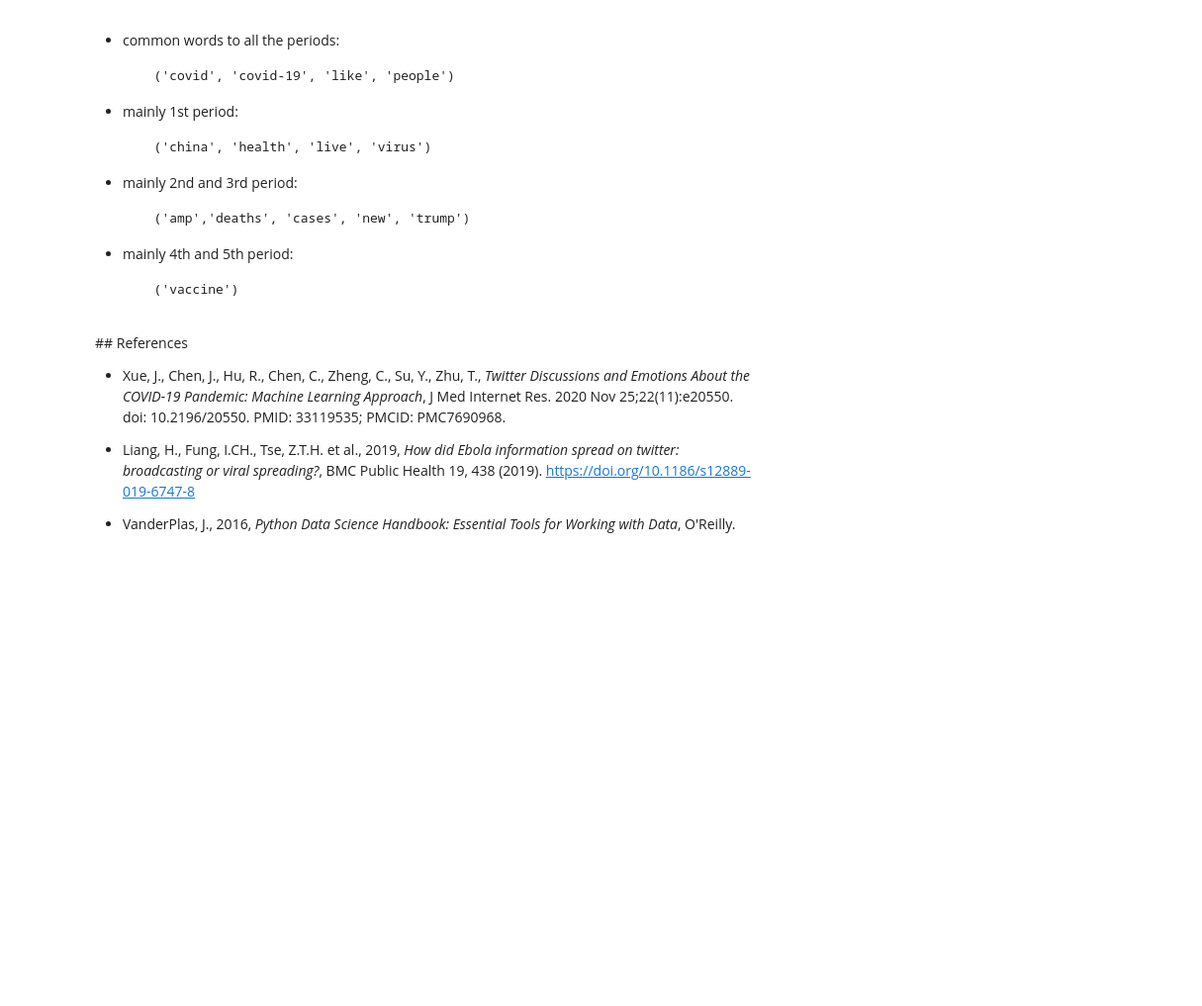
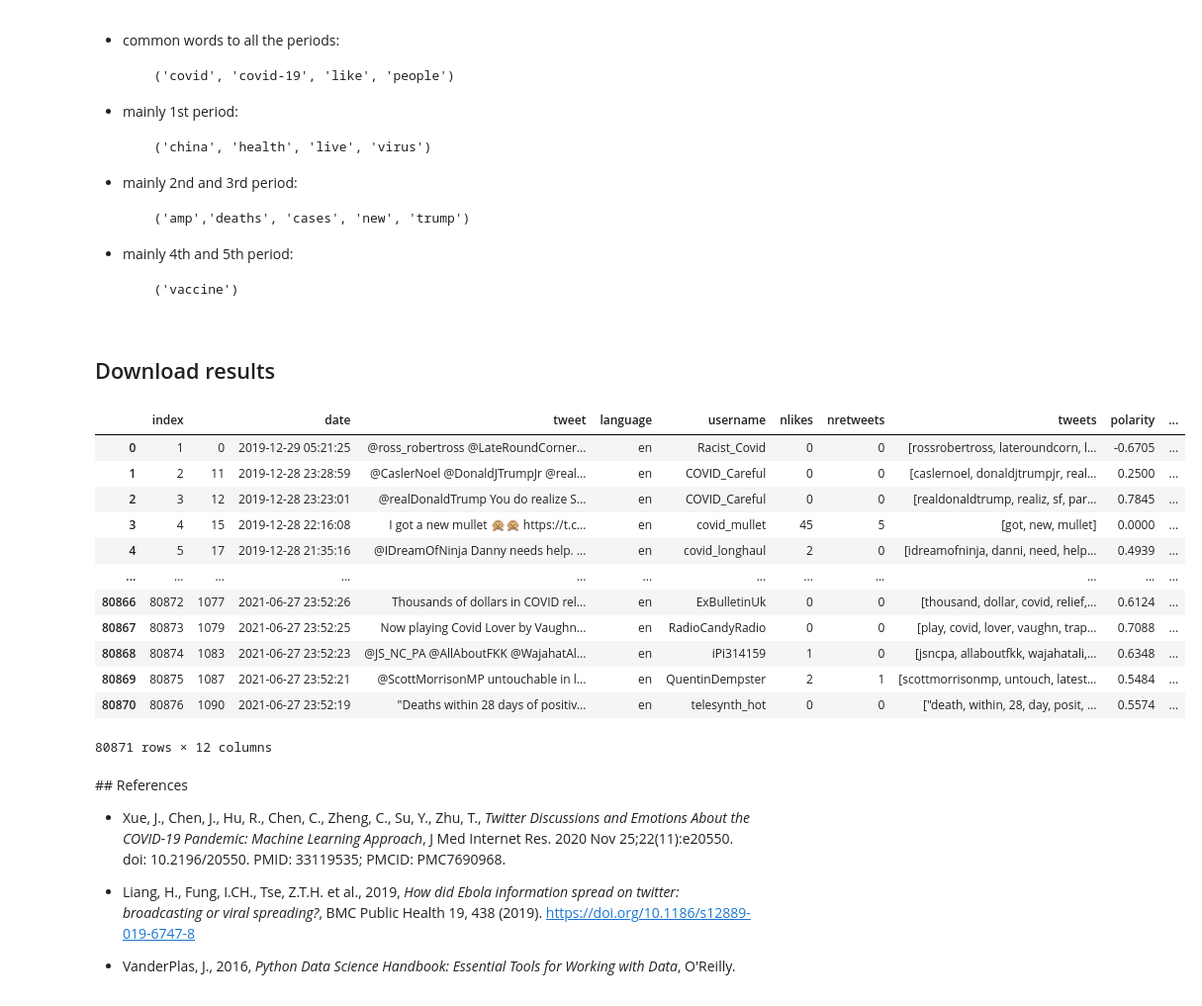
Before and after one commit to filopacio/NaturalLanguagePandemic, a Jupyter notebook: covid_analysis.ipynb, the cells around one changed output. Shown at 99% size. Drawn from its saved outputs; the diff is of its cells as text; code cells hidden in the pictures; blank space fills up the shorter version.

```diff
--- a/covid_analysis.ipynb
+++ b/covid_analysis.ipynb
@@ -473,6 +549,24 @@ p5-p1.intersection(p2).intersection(p3).intersection(p4).intersection(p5)
 - mainly 4th and 5th period:
 
         ('vaccine')
+# %% [markdown]
+## Download results
+# %%
+df_c.to_csv('df_c_ext.csv')
+# %% [output]
+|  | index |  | date | tweet | language | username | nlikes | nretweets | tweets | polarity | ... |
+| 0 | 1 | 0 | 2019-12-29 05:21:25 | @ross_robertross @LateRoundCorner... | en | Racist_Covid | 0 | 0 | [rossrobertross, lateroundcorn, l... | -0.6705 | ... |
+| 1 | 2 | 11 | 2019-12-28 23:28:59 | @CaslerNoel @DonaldJTrumpJr @real... | en | COVID_Careful | 0 | 0 | [caslernoel, donaldjtrumpjr, real... | 0.2500 | ... |
+| 2 | 3 | 12 | 2019-12-28 23:23:01 | @realDonaldTrump You do realize S... | en | COVID_Careful | 0 | 0 | [realdonaldtrump, realiz, sf, par... | 0.7845 | ... |
+| 3 | 4 | 15 | 2019-12-28 22:16:08 | I got a new mullet 🙊🙊 https://t.c... | en | covid_mullet | 45 | 5 | [got, new, mullet] | 0.0000 | ... |
+| 4 | 5 | 17 | 2019-12-28 21:35:16 | @IDreamOfNinja Danny needs help. ... | en | covid_longhaul | 2 | 0 | [idreamofninja, danni, need, help... | 0.4939 | ... |
+| ... | ... | ... | ... | ... | ... | ... | ... | ... | ... | ... | ... |
+| 80866 | 80872 | 1077 | 2021-06-27 23:52:26 | Thousands of dollars in COVID rel... | en | ExBulletinUk | 0 | 0 | [thousand, dollar, covid, relief,... | 0.6124 | ... |
+| 80867 | 80873 | 1079 | 2021-06-27 23:52:25 | Now playing Covid Lover by Vaughn... | en | RadioCandyRadio | 0 | 0 | [play, covid, lover, vaughn, trap... | 0.7088 | ... |
+| 80868 | 80874 | 1083 | 2021-06-27 23:52:23 | @JS_NC_PA @AllAboutFKK @WajahatAl... | en | iPi314159 | 1 | 0 | [jsncpa, allaboutfkk, wajahatali,... | 0.6348 | ... |
+| 80869 | 80875 | 1087 | 2021-06-27 23:52:21 | @ScottMorrisonMP untouchable in l... | en | QuentinDempster | 2 | 1 | [scottmorrisonmp, untouch, latest... | 0.5484 | ... |
+| 80870 | 80876 | 1090 | 2021-06-27 23:52:19 | "Deaths within 28 days of positiv... | en | telesynth_hot | 0 | 0 | ["death, within, 28, day, posit, ... | 0.5574 | ... |
+80871 rows × 12 columns
 # %% [markdown]
 ## References
 
```
Also changed, not shown: parts of 29 cells of this notebook.
